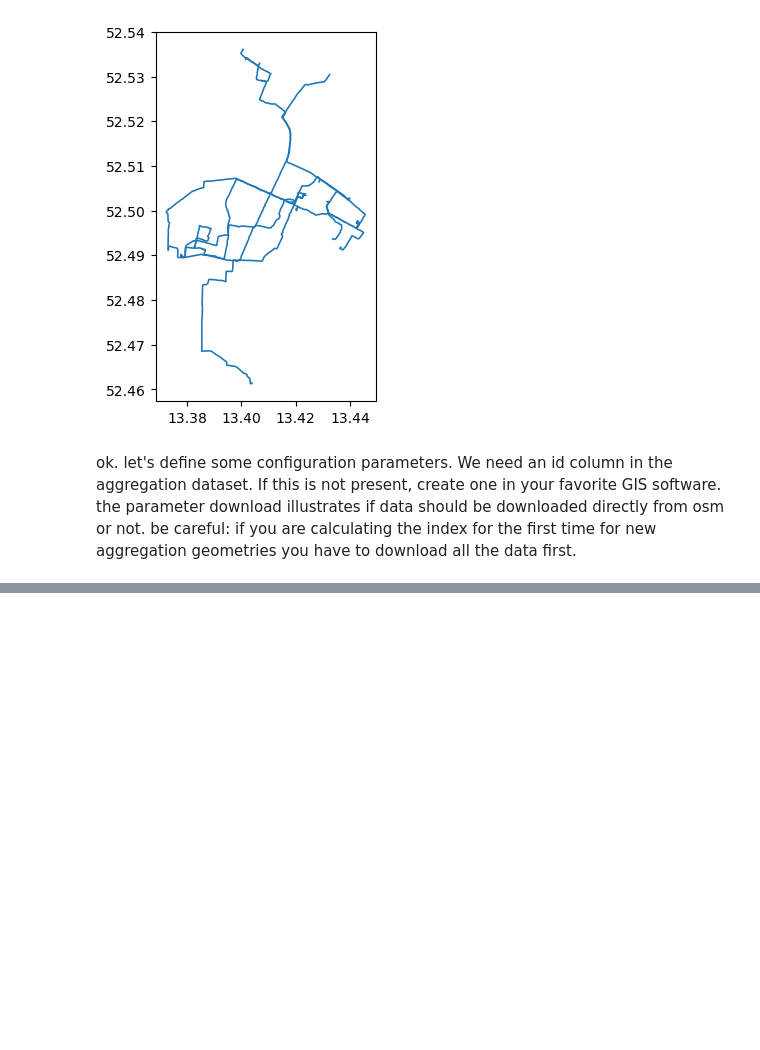
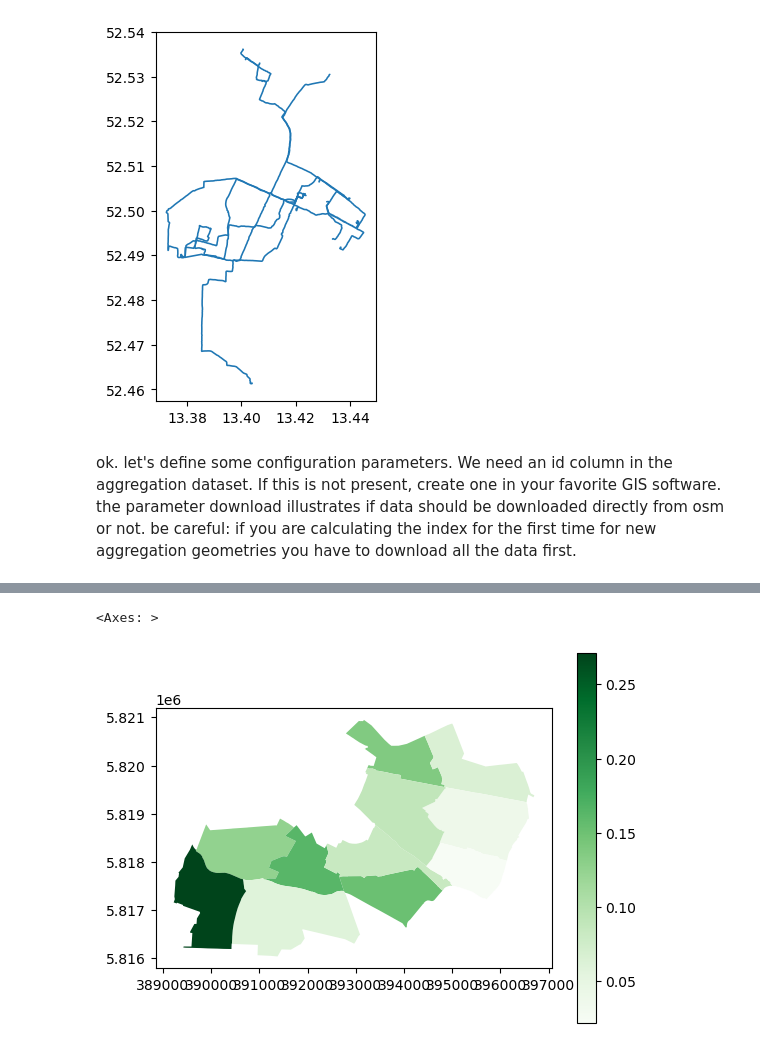
Before and after one commit to DLR-VF/bikeability, a Jupyter notebook: examples/example_use_cases.ipynb, the cells around one changed output, grey strips where cells are left out. Saved outputs shown, nothing was run; the diff lists cells and outputs as text; code cells hidden in the pictures; blank space fills up the shorter version.

```diff
--- a/examples/example_use_cases.ipynb
+++ b/examples/example_use_cases.ipynb
@@ -49,0 +59,10 @@ bikeability_gdf.to_file(project_path+f"\\data/bikeability.gpkg", driver="GPKG")
+# %%
+project_path = os.path.abspath('../')
+aggregation_boundaries = gpd.read_file(project_path+f"\\data\\sg_test.gpkg").to_crs(epsg='4326')
+# %%
+id_column = "sg_id"
+download = True
+verbose = 1
+agg_table = aggregation_boundaries[[id_column, "geometry"]]
+# %%
+bikeability_gdf = bikeability.calc_bikeability(id_column, agg_table, download=download, verbose=verbose)
@@ -49,0 +94,5 @@ bikeability_gdf.to_file(project_path+f"\\data/bikeability.gpkg", driver="GPKG")
+# %%
+bikeability_gdf.plot(column= "urban_green_share", cmap="Greens", legend=True)
+# %% [output]
+<Axes: >
+[figure, added]
```
Also changed, not shown: parts of 6 cells of this notebook, 5 other files.
